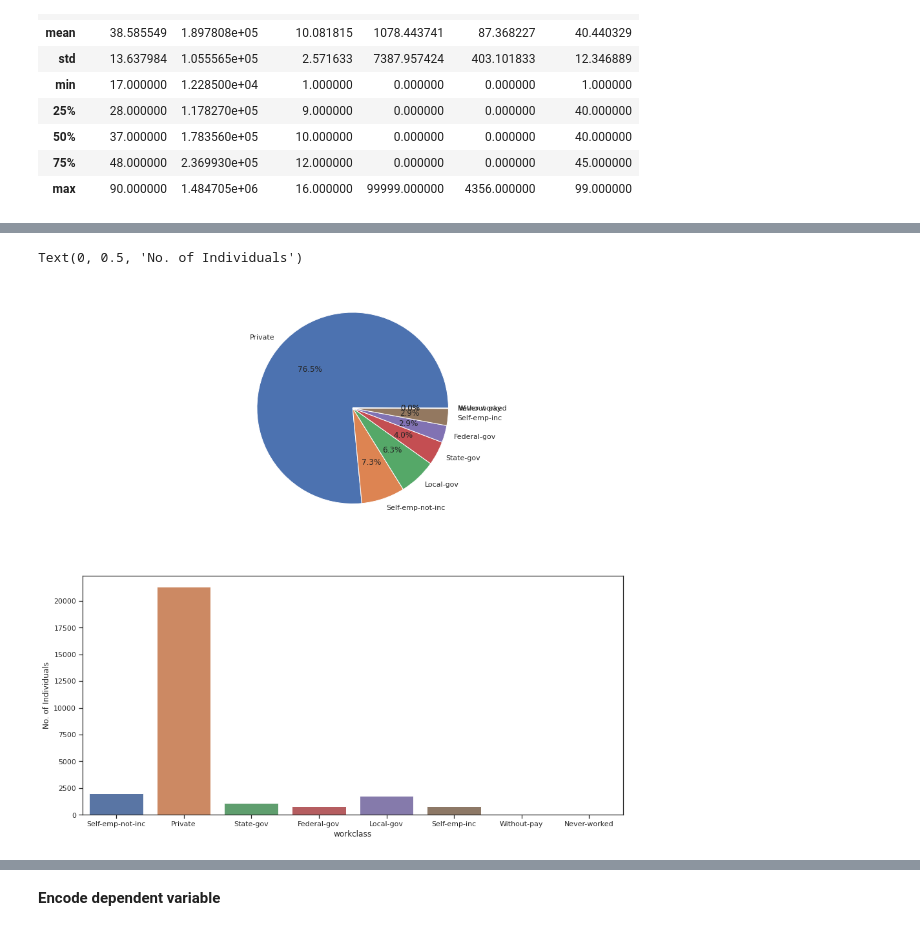
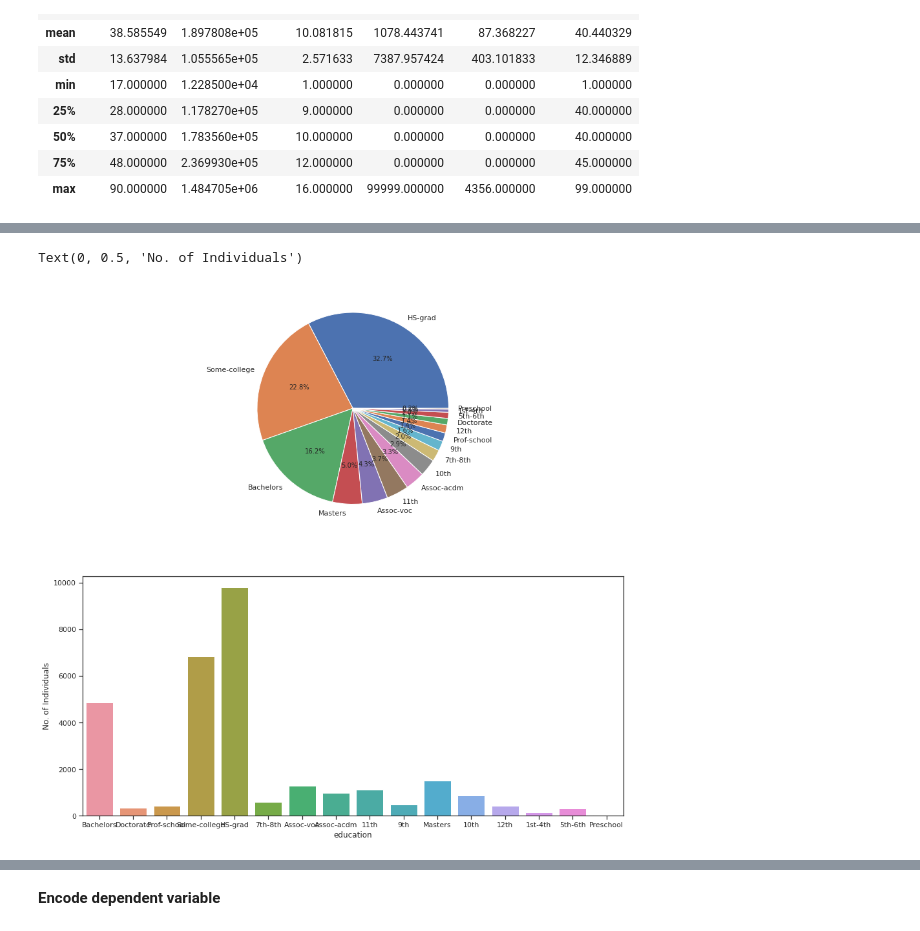
Before and after one commit to hoangcuongnguyen2001/Income-Analysis, a Jupyter notebook: Income_analysis.ipynb, the cells around one changed output, grey strips where cells are left out. Drawn from its saved outputs; the diff is of its cells as text; code cells hidden in the pictures.

```diff
--- a/Income_analysis.ipynb
+++ b/Income_analysis.ipynb
@@ -253,11 +283,11 @@ Text(0, 0.5, 'No. of People')
 # %%
 plt.figure(figsize=(15,15))
 plt.subplot(2,1,1)
-new_df['workclass'].value_counts().plot.pie(autopct='%1.1f%%')
+new_df['education'].value_counts().plot.pie(autopct='%1.1f%%')
 plt.ylabel('')
 plt.subplot(2,1,2)
-sns.countplot(x='workclass',data=new_df)
+sns.countplot(x='education',data=new_df)
 plt.ylabel('No. of Individuals')
 # %% [output]
 Text(0, 0.5, 'No. of Individuals')
-[figure, old version]
+[figure, new version]
```
Also changed, not shown: parts of 23 cells of this notebook.
